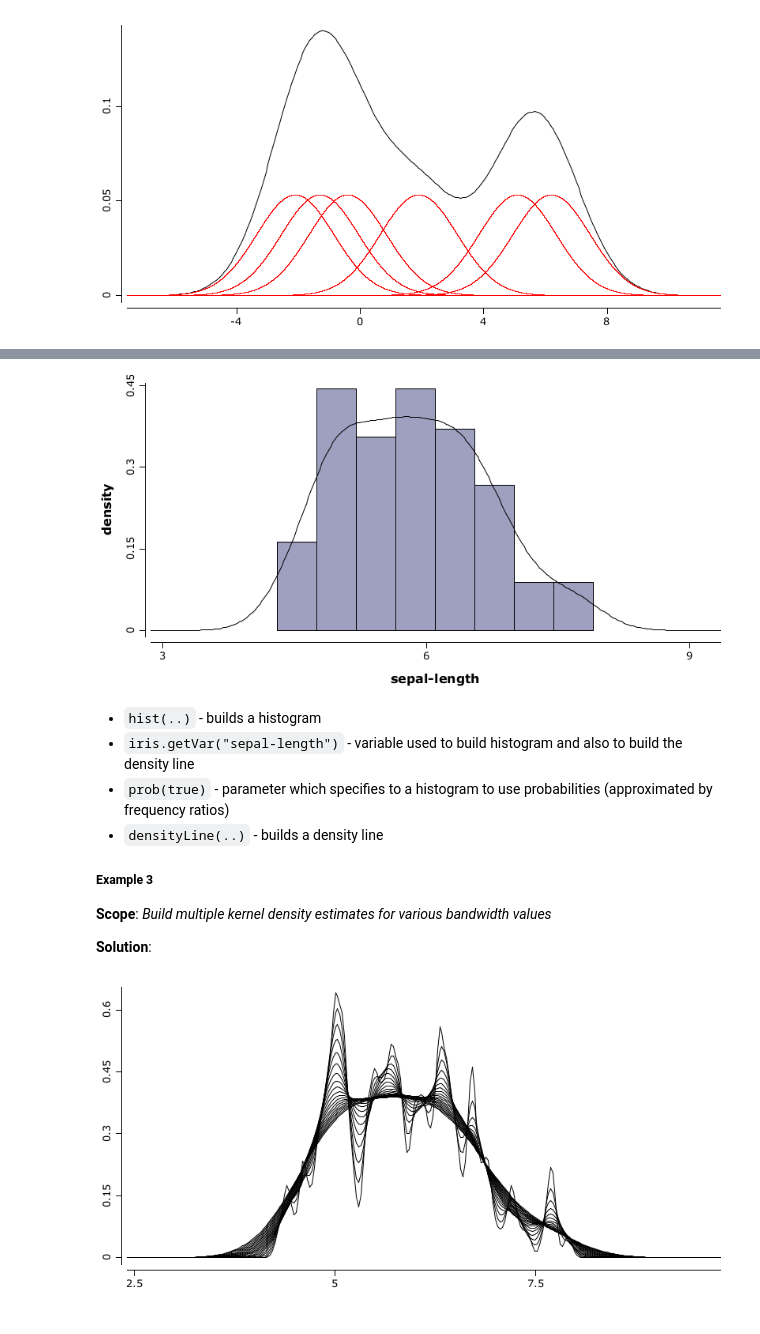
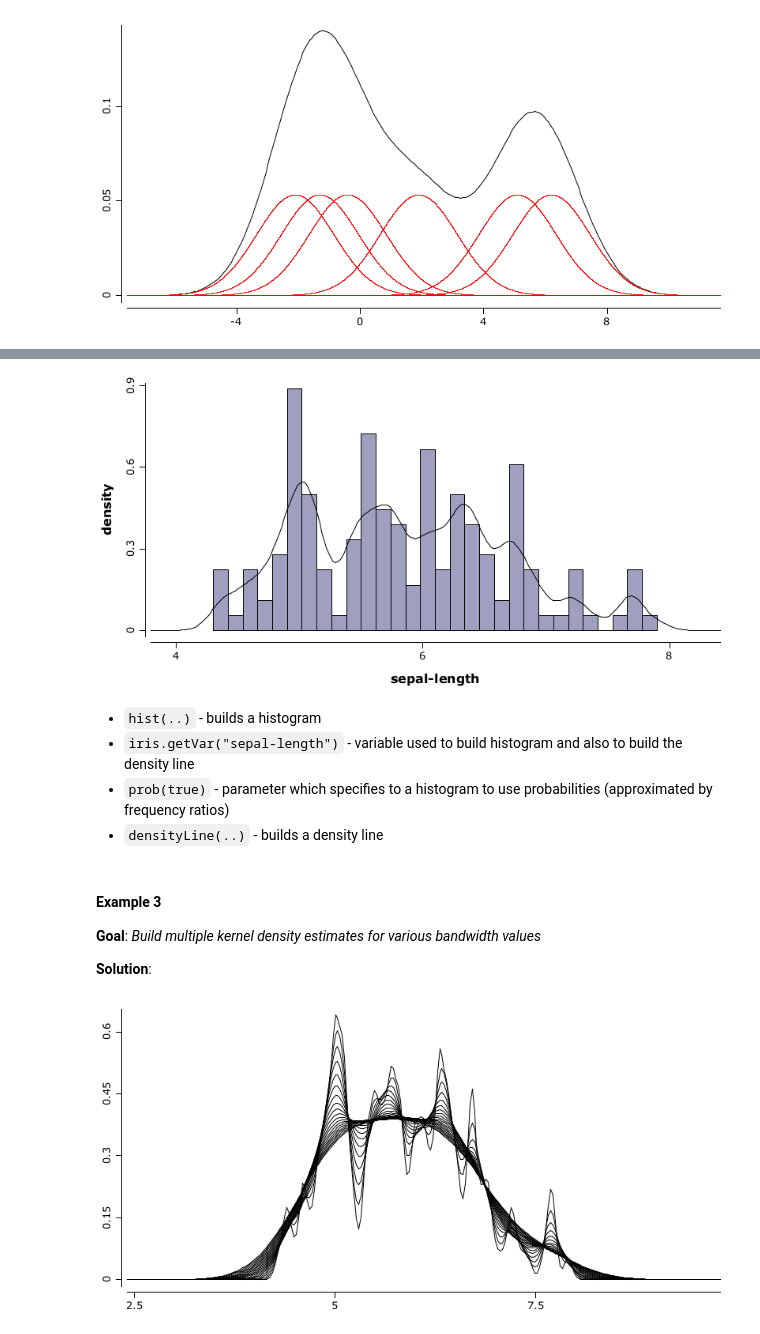
Before and after one commit to padreati/rapaio-notebooks, a Jupyter notebook: tutorials/DataVisualization.ipynb, the cells around one changed output, grey strips where cells are left out. Drawn from its saved outputs; the diff is of its cells as text; code cells hidden in the pictures.

```diff
--- a/tutorials/DataVisualization.ipynb
+++ b/tutorials/DataVisualization.ipynb
@@ -216,17 +217,17 @@ With red are depicted the kernel functions used to spread probability around sam
 # %%
-WS.image(hist(iris.rvar("sepal-length"), prob(true))
-.densityLine(iris.rvar("sepal-length")));
+WS.image(hist(iris.rvar("sepal-length"), bins(30), prob(true))
+.densityLine(iris.rvar("sepal-length"), 0.1));
 # %% [output]
-[figure, old version]
+[figure, new version]
 # %% [markdown]
 * `hist(..)` - builds a histogram
 * `iris.getVar("sepal-length")` - variable used to build histogram and also to build the density line
 * `prob(true)` - parameter which specifies to a histogram to use probabilities (approximated by frequency ratios)
 * `densityLine(..)` - builds a density line
-
-##### Example 3
-
-**Scope**: *Build multiple kernel density estimates for various bandwidth values*
-
-**Solution**:
+# %% [markdown]
+#### Example 3
+
+**Goal**: *Build multiple kernel density estimates for various bandwidth values*
+
+**Solution**:
 # %%
```
Also changed, not shown: parts of 42 cells of this notebook, 2 other files.
